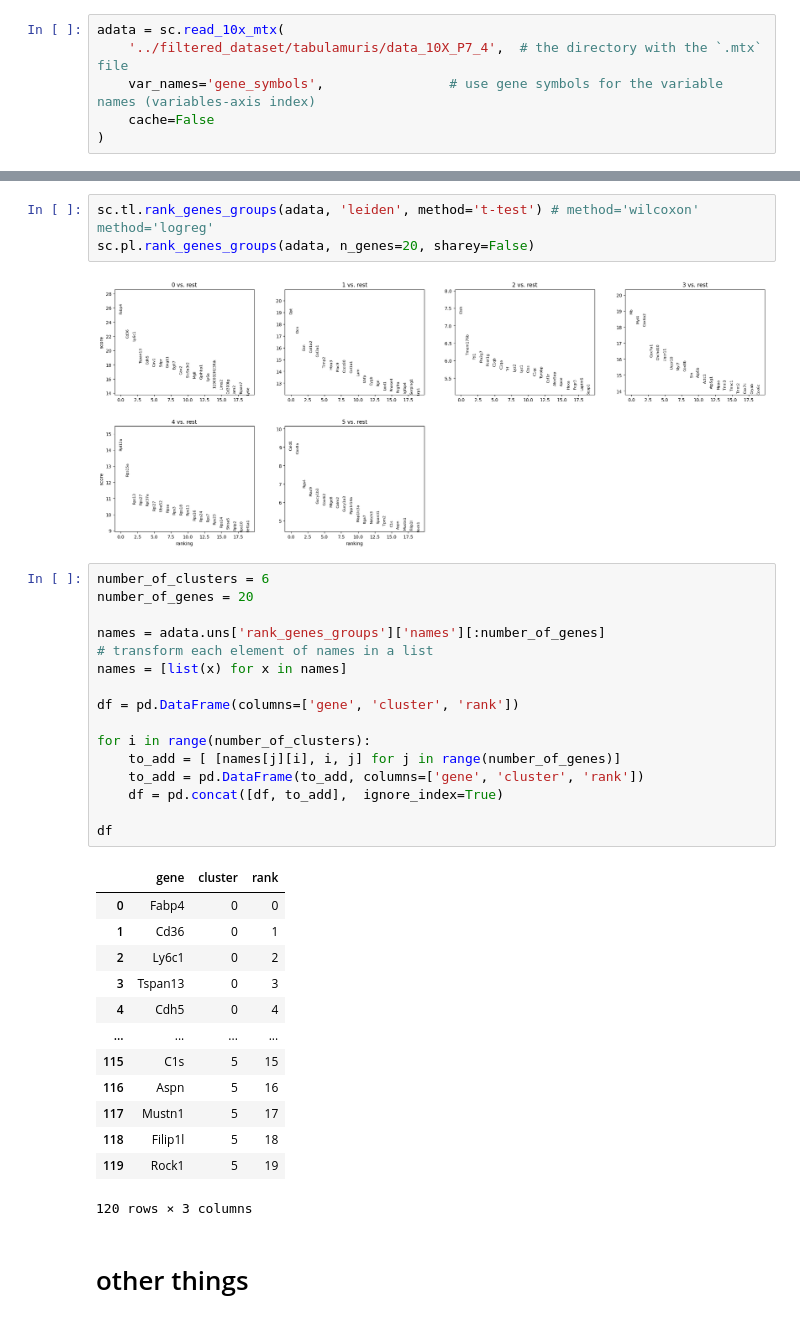
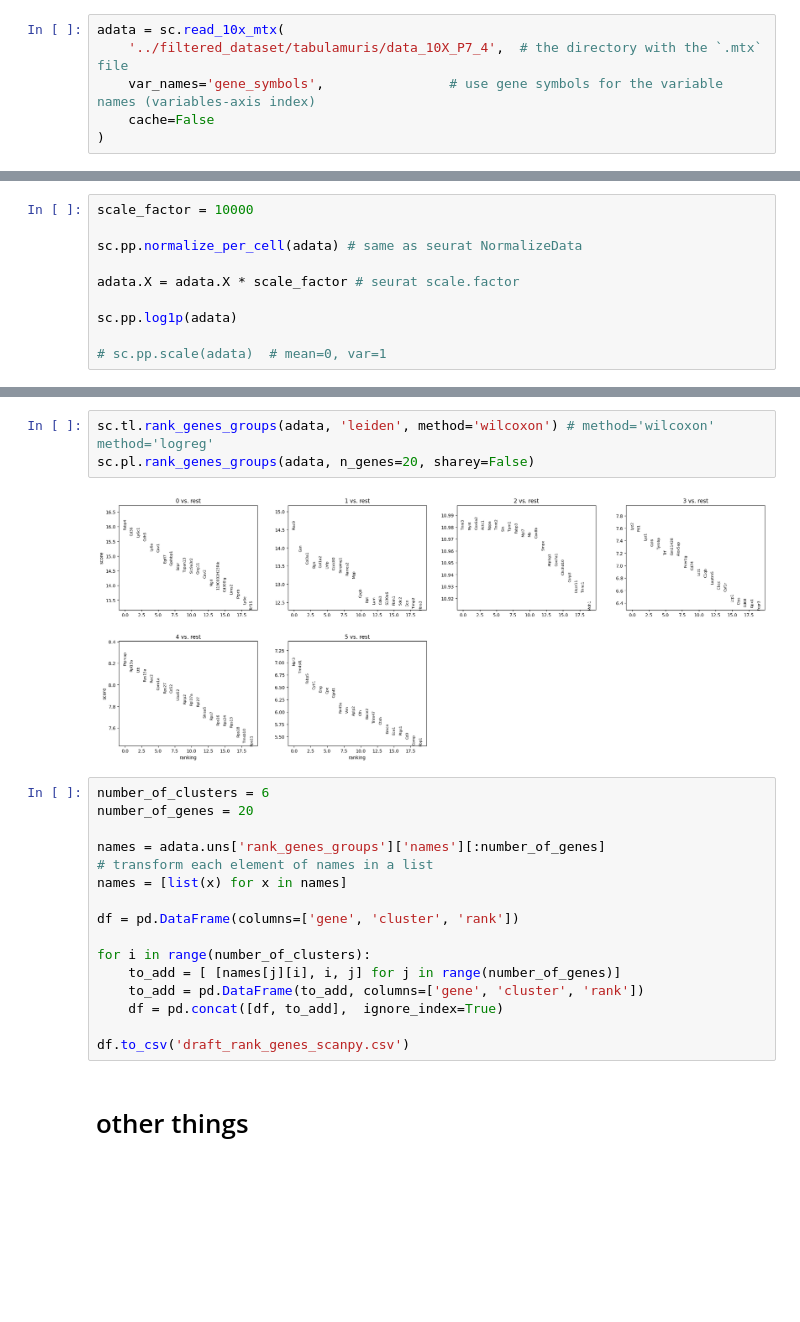
Before and after one commit to arcotan/single-cell-data-analysis, a Jupyter notebook: scanpy/no_preprocess.ipynb, the cells around one changed output, grey strips where cells are left out. Saved outputs shown, nothing was run; the diff lists cells and outputs as text; blank space fills up the shorter version.

Commit message:
scanpy output

```diff
--- a/scanpy/no_preprocess.ipynb
+++ b/scanpy/no_preprocess.ipynb
@@ -16,0 +11,10 @@ sc.pp.scale(adata)
+# %%
+scale_factor = 10000
+
+sc.pp.normalize_per_cell(adata) # same as seurat NormalizeData
+
+adata.X = adata.X * scale_factor # seurat scale.factor
+
+sc.pp.log1p(adata)
+
+# sc.pp.scale(adata)  # mean=0, var=1
@@ -29,8 +54,8 @@ sc.pl.pca(adata, color=['leiden'], size=20)
 # %%
-sc.tl.rank_genes_groups(adata, 'leiden', method='t-test') # method='wilcoxon' method='logreg'
+sc.tl.rank_genes_groups(adata, 'leiden', method='wilcoxon') # method='wilcoxon' method='logreg'
 sc.pl.rank_genes_groups(adata, n_genes=20, sharey=False)
 # %% [output]
-[figure, old version]
+[figure, new version]
 # %%
 number_of_clusters = 6
 number_of_genes = 20
@@ -46,21 +71,7 @@ for i in range(number_of_clusters):
     to_add = pd.DataFrame(to_add, columns=['gene', 'cluster', 'rank'])
     df = pd.concat([df, to_add],  ignore_index=True)
 
-df
+df.to_csv('draft_rank_genes_scanpy.csv')
-# %% [output]
-|  | gene | cluster | rank |
-| 0 | Fabp4 | 0 | 0 |
-| 1 | Cd36 | 0 | 1 |
-| 2 | Ly6c1 | 0 | 2 |
-| 3 | Tspan13 | 0 | 3 |
-| 4 | Cdh5 | 0 | 4 |
-| ... | ... | ... | ... |
-| 115 | C1s | 5 | 15 |
-| 116 | Aspn | 5 | 16 |
-| 117 | Mustn1 | 5 | 17 |
-| 118 | Filip1l | 5 | 18 |
-| 119 | Rock1 | 5 | 19 |
-120 rows × 3 columns
 # %% [markdown]
 # other things
 # %%
```
Also changed, not shown: parts of 7 cells of this notebook, 5 other files.
